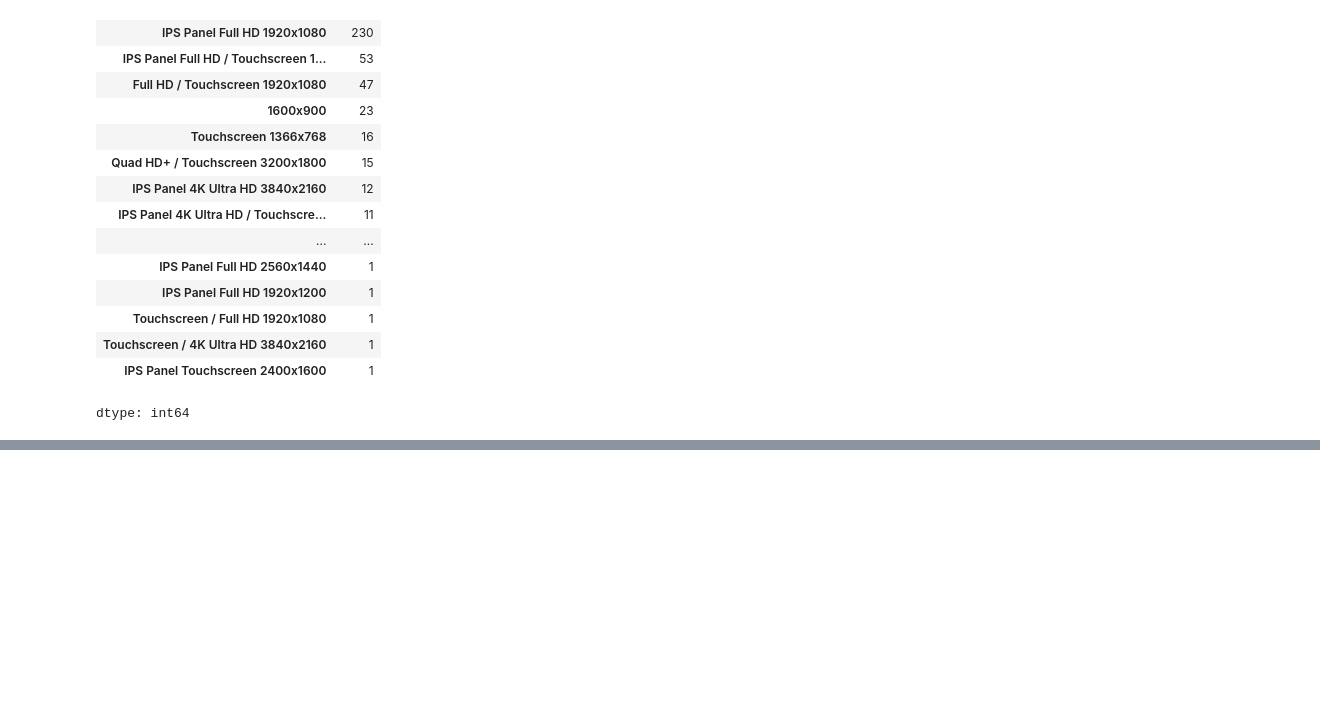
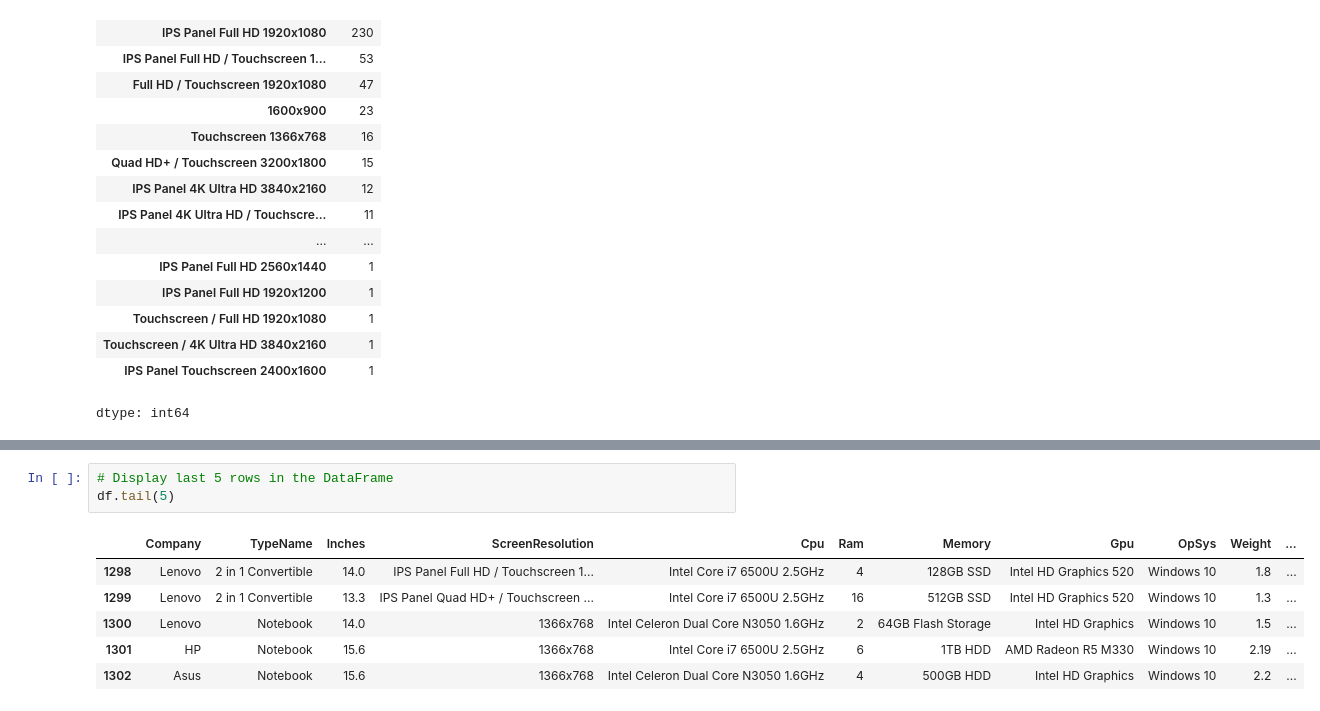
Before and after one commit to AAdewunmi/Laptop_Prices_Prediction_Project, a Jupyter notebook: Laptop_Price_Predictor.ipynb, the cells around one changed output, grey strips where cells are left out. Drawn from its saved outputs; the diff is of its cells as text; blank space fills up the shorter version.

```diff
--- a/Laptop_Price_Predictor.ipynb
+++ b/Laptop_Price_Predictor.ipynb
@@ -381 +394,11 @@ df.head()
+# %%
+# Display last 5 rows in the DataFrame
+df.tail(5)
+# %% [output]
+|  | Company | TypeName | Inches | ScreenResolution | Cpu | Ram | Memory | Gpu | OpSys | Weight | ... |
+| 1298 | Lenovo | 2 in 1 Convertible | 14.0 | IPS Panel Full HD / Touchscreen 1... | Intel Core i7 6500U 2.5GHz | 4 | 128GB SSD | Intel HD Graphics 520 | Windows 10 | 1.8 | ... |
+| 1299 | Lenovo | 2 in 1 Convertible | 13.3 | IPS Panel Quad HD+ / Touchscreen ... | Intel Core i7 6500U 2.5GHz | 16 | 512GB SSD | Intel HD Graphics 520 | Windows 10 | 1.3 | ... |
+| 1300 | Lenovo | Notebook | 14.0 | 1366x768 | Intel Celeron Dual Core N3050 1.6GHz | 2 | 64GB Flash Storage | Intel HD Graphics | Windows 10 | 1.5 | ... |
+| 1301 | HP | Notebook | 15.6 | 1366x768 | Intel Core i7 6500U 2.5GHz | 6 | 1TB HDD | AMD Radeon R5 M330 | Windows 10 | 2.19 | ... |
+| 1302 | Asus | Notebook | 15.6 | 1366x768 | Intel Celeron Dual Core N3050 1.6GHz | 4 | 500GB HDD | Intel HD Graphics | Windows 10 | 2.2 | ... |
 # %%
```
Also changed, not shown: parts of 5 cells of this notebook.
